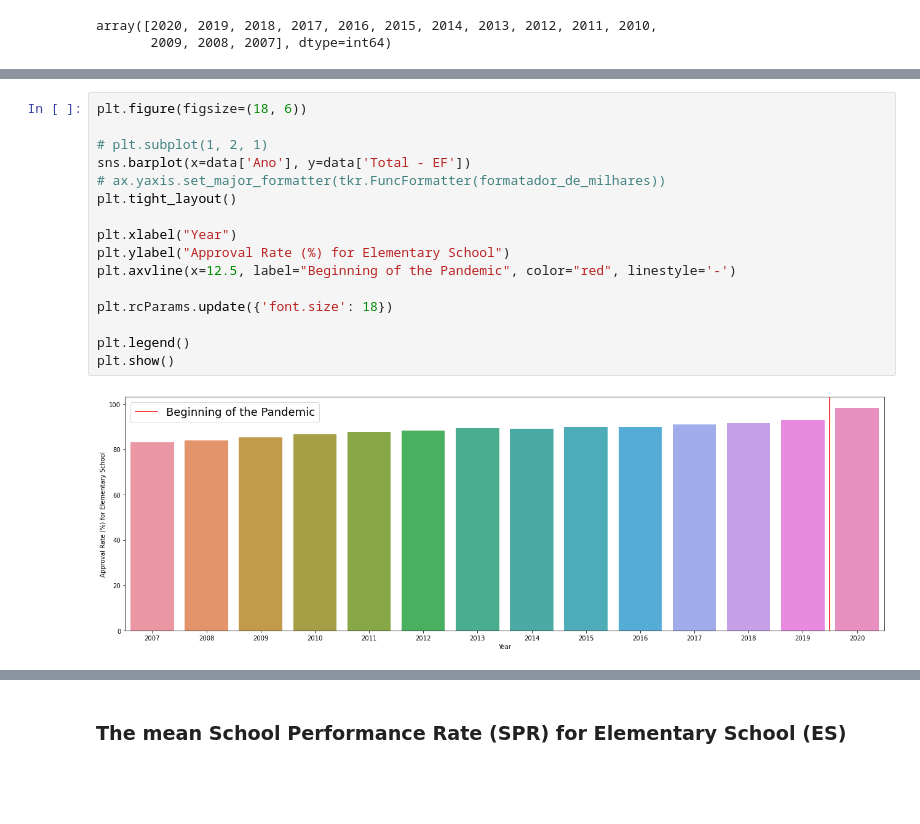
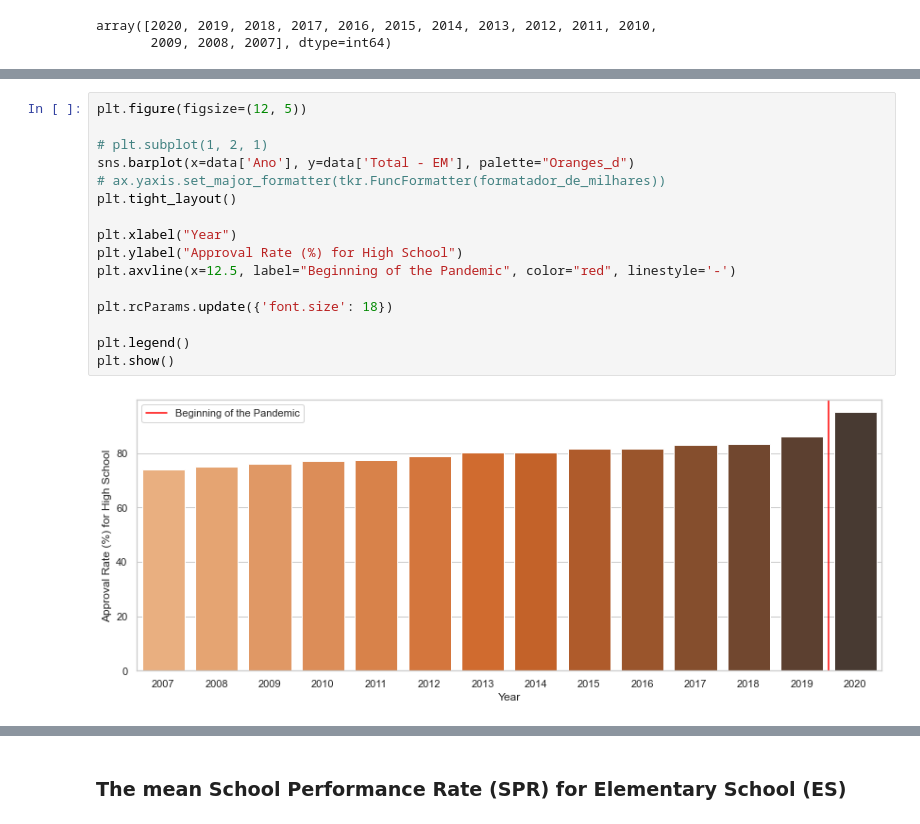
Before and after one commit to aianshay/covid-impacts-on-education, a Jupyter notebook: viz_rq1_rq2.ipynb, the cells around one changed output, grey strips where cells are left out. Saved outputs shown, nothing was run; the diff lists cells and outputs as text; blank space fills up the shorter version.

Commit message:
Changing colors for barplots

```diff
--- a/viz_rq1_rq2.ipynb
+++ b/viz_rq1_rq2.ipynb
@@ -33,18 +53,18 @@ array([2020, 2019, 2018, 2017, 2016, 2015, 2014, 2013, 2012, 2011, 2010,
 # %%
-plt.figure(figsize=(18, 6))
+plt.figure(figsize=(12, 5))
 
 # plt.subplot(1, 2, 1)
-sns.barplot(x=data['Ano'], y=data['Total - EF'])
+sns.barplot(x=data['Ano'], y=data['Total - EM'], palette="Oranges_d")
 # ax.yaxis.set_major_formatter(tkr.FuncFormatter(formatador_de_milhares))
 plt.tight_layout()
 
 plt.xlabel("Year")
-plt.ylabel("Approval Rate (%) for Elementary School")
+plt.ylabel("Approval Rate (%) for High School")
 plt.axvline(x=12.5, label="Beginning of the Pandemic", color="red", linestyle='-')
 
 plt.rcParams.update({'font.size': 18})
 
 plt.legend()
 plt.show()
 # %% [output]
-[figure, old version]
+[figure, new version]
```
Also changed, not shown: parts of 14 cells of this notebook.
